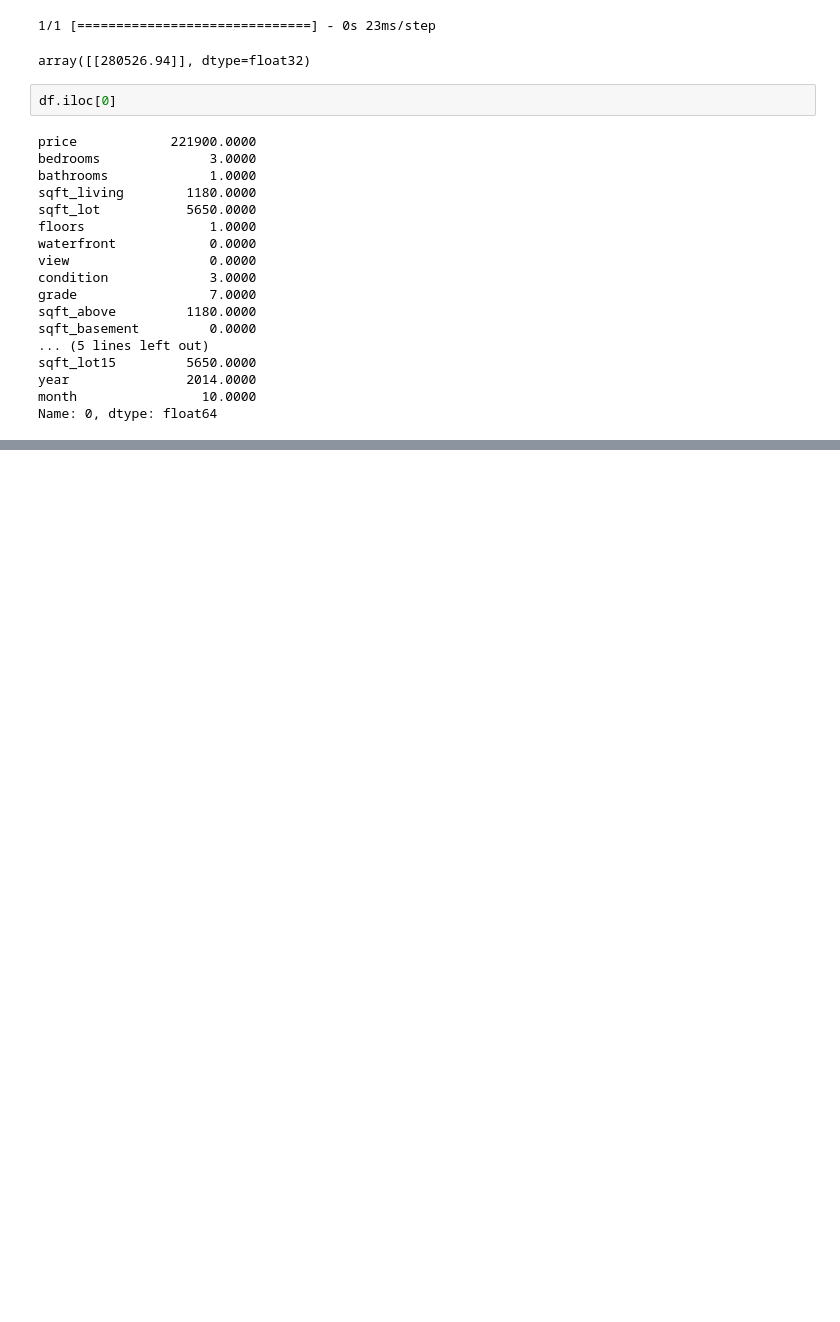
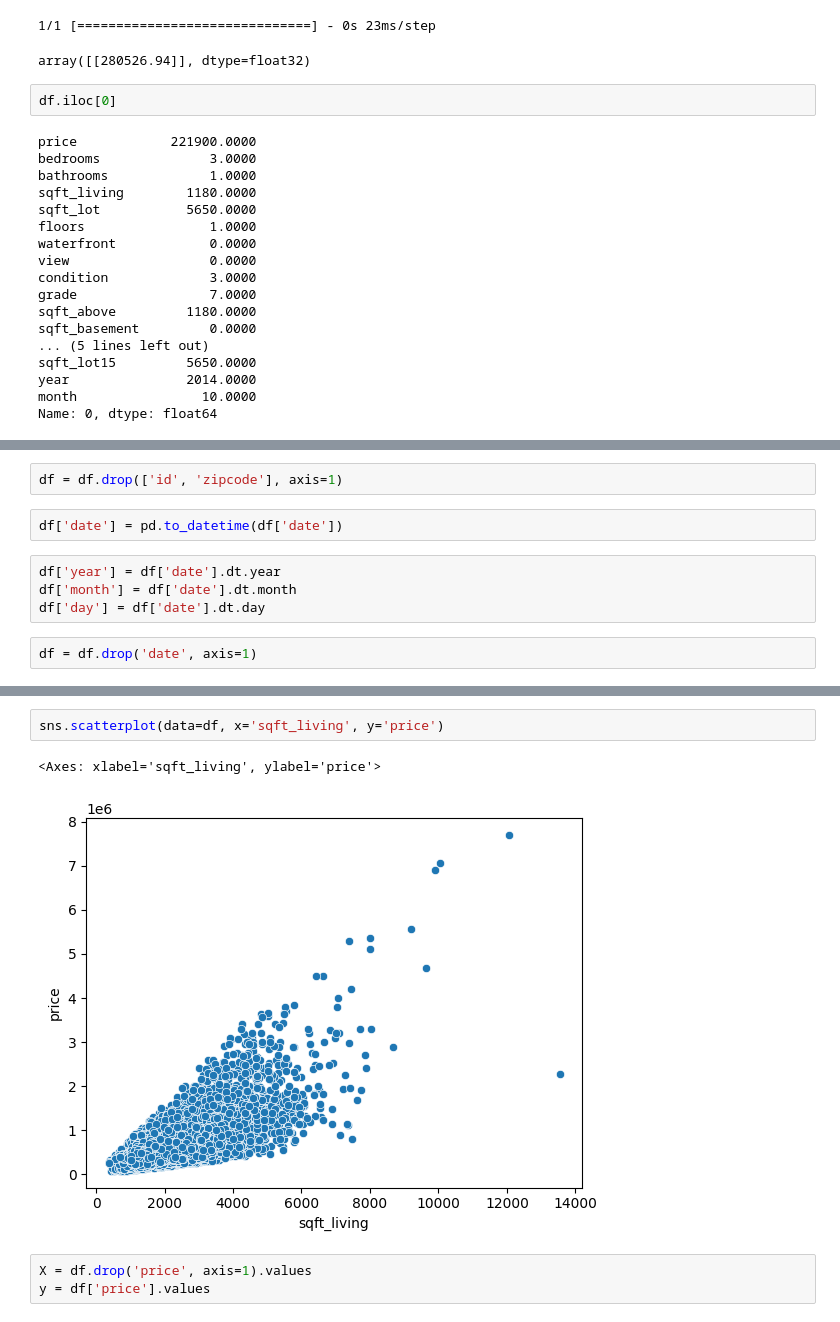
Before and after one commit to UnlimitedV/tensorflow-and-keras---simple, a Jupyter notebook: ANN/01-Keras-Regression.ipynb, the cells around one changed output, grey strips where cells are left out. Saved outputs shown, nothing was run; the diff lists cells and outputs as text; blank space fills up the shorter version.

```diff
--- a/ANN/01-Keras-Regression.ipynb
+++ b/ANN/01-Keras-Regression.ipynb
@@ -513,0 +537,10 @@ Name: 0, dtype: float64
+# %%
+df = df.drop(['id', 'zipcode'], axis=1)
+# %%
+df['date'] = pd.to_datetime(df['date'])
+# %%
+df['year'] = df['date'].dt.year
+df['month'] = df['date'].dt.month
+df['day'] = df['date'].dt.day
+# %%
+df = df.drop('date', axis=1)
@@ -513,0 +567,8 @@ Name: 0, dtype: float64
+# %%
+sns.scatterplot(data=df, x='sqft_living', y='price')
+# %% [output]
+<Axes: xlabel='sqft_living', ylabel='price'>
+[figure, added]
+# %%
+X = df.drop('price', axis=1).values
+y = df['price'].values
```
Also changed, not shown: parts of 16 cells of this notebook.
